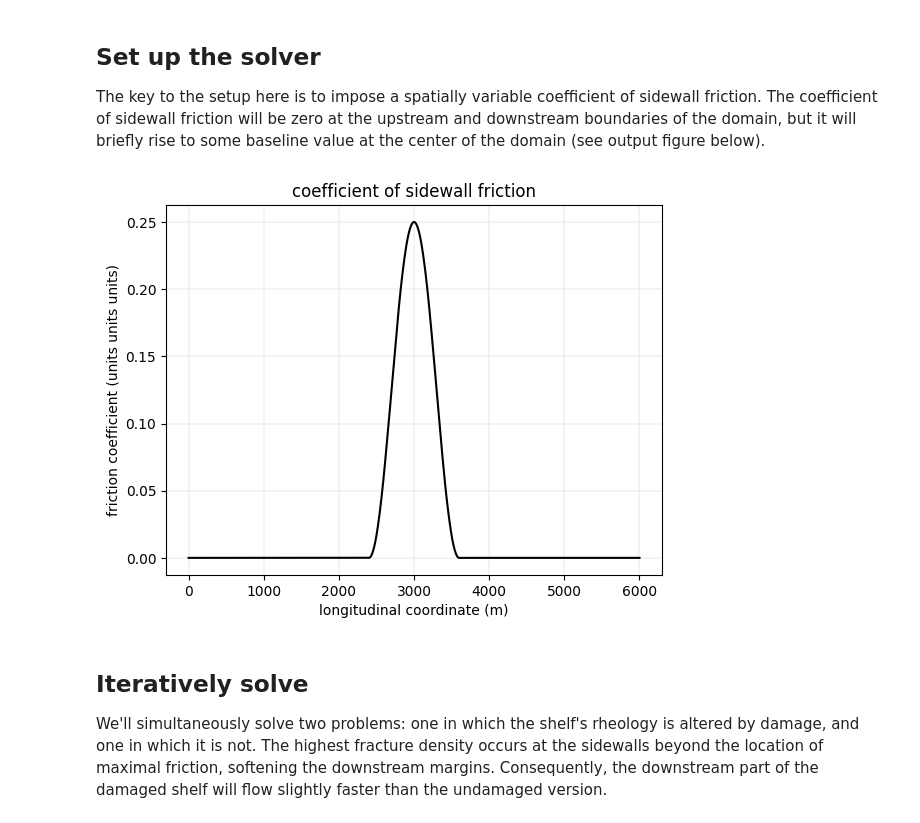
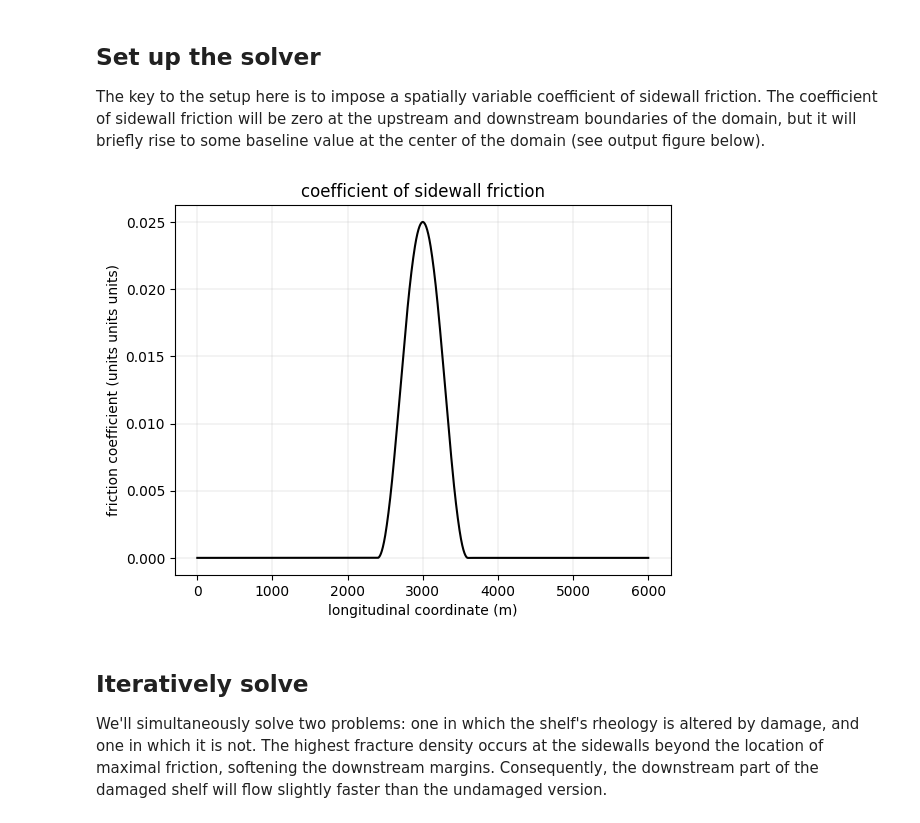
Before and after one commit to chrismiele/weird_flex, a Jupyter notebook: fracture/zero_stress_damage_transport.ipynb, the cells around one changed output. Saved outputs shown, nothing was run; the diff lists cells and outputs as text; code cells hidden in the pictures.

```diff
--- a/fracture/zero_stress_damage_transport.ipynb
+++ b/fracture/zero_stress_damage_transport.ipynb
@@ -60,42 +62,46 @@
 # %%
 def viscosity_damaged(**kwargs):
     n = 3 #glen's law exponent
-    u, h, A, D = itemgetter('velocity', 'thickness', 'fluidity', 'damage')(kwargs)
-    A_damaged = (1 - D)**(-n)*A
-    return icepack.models.viscosity.viscosity_depth_averaged(velocity = u, thickness = h,
+    u, H, A, D = itemgetter('velocity', 'thickness', 'fluidity', 'damage')(kwargs)
+    A_damaged = max_value((1 - D), 0.1)**(-n)*A #0.1 minimum to avoid issues near A = 0
+    return icepack.models.viscosity.viscosity_depth_averaged(velocity = u, thickness = H,
                                                              fluidity = A_damaged)
 
 def effective_viscosity(**kwargs): #also define a function that returns the effective viscosity
     n = 3
-    u, D = itemgetter('velocity', 'damage')(kwargs)
+    u, A, D = itemgetter('velocity', 'fluidity', 'damage')(kwargs)
     ε = sym(grad(u))
     ε_min = Constant(kwargs.get('strain_rate_min', icepack.constants.strain_rate_min))
     ε_e = icepack.models.viscosity._effective_strain_rate(ε, ε_min)
-    A_damaged = (1 - D)**(-n)
+    A_damaged = max_value((1 - D), 0.1)**(-n)*A
     ν = 1/2*A_damaged**(-1/n)*ε_e**(1/n - 1) #effective viscosity in MPa*yrs
     return ν #return ν in units of MPa*yrs
 
 def damage(Δt, **kwargs):
-    u, H, D_old, inflow, accumulation = itemgetter('velocity', 'thickness', 'damage',
-                                                          'damage_inflow', 'damage_accumulation')(kwargs)
-    Q = D_old.function_space()
+    u, H, A, τ_c, damage_old, inflow, accumulation = itemgetter('velocity', 'thickness', 'fluidity', 'critical_stress',
+                                                                'damage', 'damage_inflow', 'damage_accumulation')(kwargs)
+    Q = damage_old.function_space()
 
     model = transport_solver.TransportEquation(field_name = 'damage', conservative = False)
     solver = transport_solver.TransportSolver(model)
-    D_old = solver.prognostic_solve(Δt, velocity = u, damage = D_old, #first, advect the existing damage field
+    damage_old = solver.prognostic_solve(Δt, velocity = u, damage = damage_old, #first, advect the existing damage field
                      damage_inflow = inflow, damage_accumulation = accumulation)
 
-    ν = effective_viscosity(velocity = u, damage = D_old) #in MPa*yrs
+    ν = effective_viscosity(velocity = u, fluidity = A, damage = damage_old) #in MPa*yrs
     ε = sym(grad(u)) #strain rate tensor, /yr
     τ = 2*ν*ε #depth-averaged deviatoric stress tensor in MPa
     τ_1 = icepack.utilities.eigenvalues(τ)[0] #depth-averaged 1st principal tension
 
-    D_new = (τ_1 + tr(τ))*1e6/(ρ_i*g)/H #theoretical crevasse depth, by the zero stress criterion (normalized by thickness)
-    D_new = min_value(D_new, 1) #halt crevasse growth at one ice thickness
-    D = max_value(D_new, D_old) #update the crevasse depth only if it is deeper than existing crevasses (i.e., no healing)
-    D = Function(Q).project(D)
+    surface_crevassing = conditional(τ_1 > τ_c, #if principal tension > critical stress threshold:
+                                     (τ_1 + tr(τ))*1e6/(ρ_i*g), #surface crevasses obey Nye criterion
+                                     0) #else, do not open crevasses
+    total_crevassing = surface_crevassing/(1 - ϱ) #assuming that basal crevasses relate to surface crevasses by isostacy
 
-    return D
+    damage_new = total_crevassing/H #normalize total crevassing and halt at one thickness
+    damage = max_value(damage_new, damage_old) #update the crevasse depth only if it is deeper than existing crevasses (i.e., no healing)
+    damage = min_value(damage, 1.0) #don't allow damage to exceed one ice thickness
+
+    return Function(Q).project(damage)
 # %% [markdown]
 ## Set up the solver
 
@@ -107,8 +113,8 @@ The key to the setup here is to impose a spatially variable coefficient of sidew
 ################################
 ################################
 
-Δt = 1/4 #length of timestep in years
-num_timesteps = int(10/Δt) #spin up for 10 years
+Δt = 1/5 #length of timestep in years
+num_timesteps = int(20/Δt) #spin up for 20 years
 
 ##########################
 ##########################
@@ -116,10 +122,10 @@ num_timesteps = int(10/Δt) #spin up for 10 years
 ##########################
 ##########################
 
-ux_gl = 100 #upstream boundary boundary condition in meters per year
+ux_gl = 200 #upstream boundary boundary condition in meters per year
 u0 = project(as_vector([ux_gl, 1e-50]), V) #initial velocity (u_x, u_y) for imposing Dirichlet BCs
 
-C0 = 0.25 #maximum coefficient of sidewall friction
+C0 = 0.025 #maximum coefficient of sidewall friction
 px, r = Lx/2, Lx/10 #x-coordinate of max friction, length of ramp-up
 C = Function(Q).project(
     conditional(abs(x - px) <= r, 1/2*C0*cos(pi*(x - px)/r) + 1/2*C0, 0)) #(see output figure below)
@@ -142,34 +148,34 @@ opts = {
 }
 
 flow_model = icepack.models.IceShelf(viscosity = viscosity_damaged)
 flow_solver = icepack.solvers.FlowSolver(flow_model, **opts)
 
 ############################
 ############################
 ### initial damage field ###
 ############################
 ############################
 
 D0 = Function(Q).project(Constant(0)) #initial damage field
 
 ####################################
 ####################################
 ### display friction coefficient ###
 ####################################
 ####################################
 
 os.chdir(path) #for saving figures
 X = np.array([(k, Ly/2) for k in range (Lx+1)]) #along-flow line for getting geometry profiles
 C_profile = np.array(C.at(X, tolerance = 1e-10))
 
 plt.figure()
 plt.title('coefficient of sidewall friction')
 plt.plot(C_profile, color='k', label = 'friction')
 plt.xlabel('longitudinal coordinate (m)')
 plt.ylabel('friction coefficient (units units units)')
 plt.grid(linewidth=0.2)
 # %% [output]
-[figure, old version]
+[figure, new version]
 # %% [markdown]
 ## Iteratively solve
 
```
Also changed, not shown: parts of 2 cells of this notebook.
